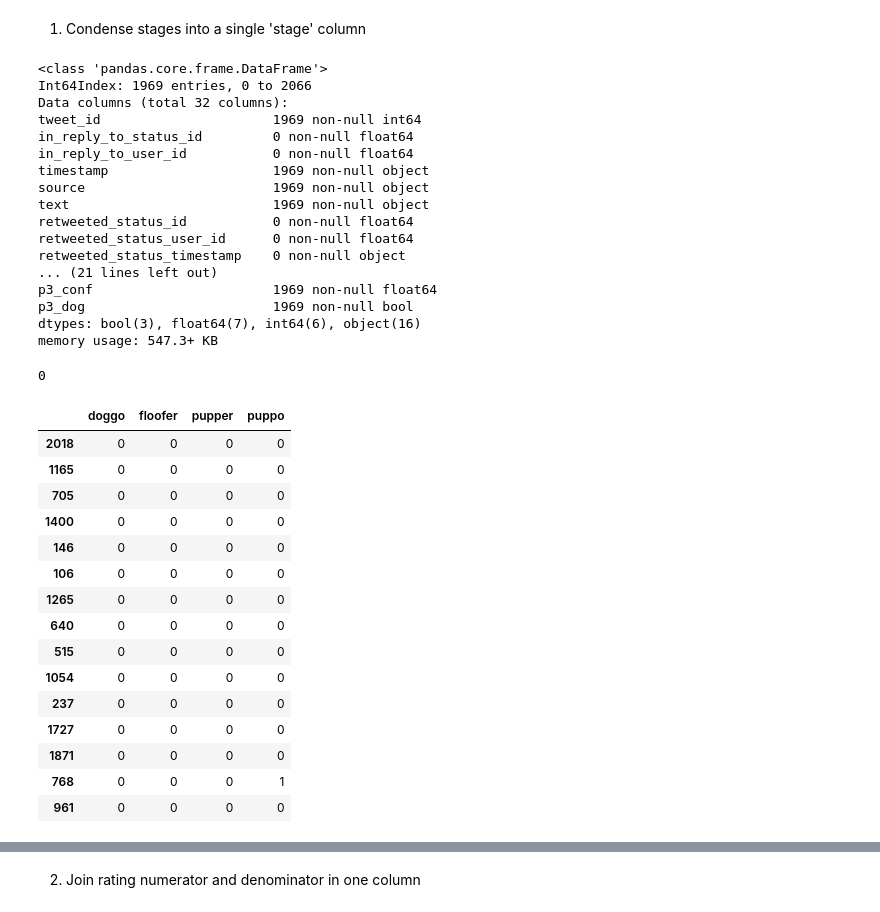
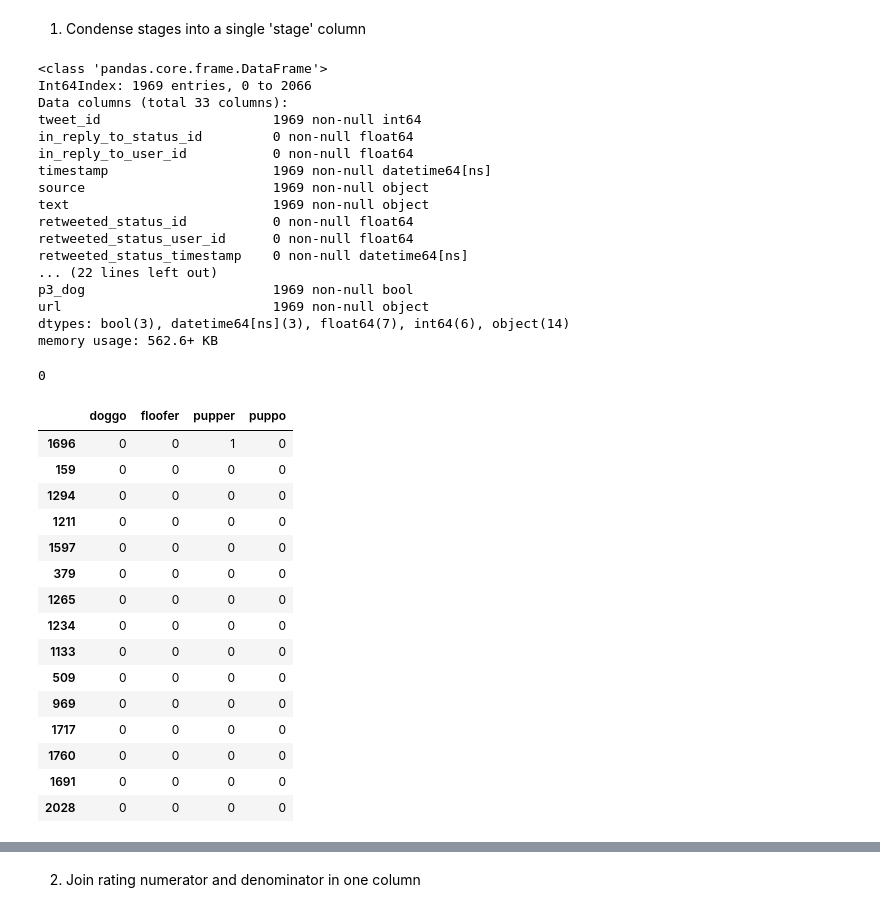
Before and after one commit to eherdter/FunData, a Jupyter notebook: WeRateDogs_TwitterAnalysis/wrangle_act.ipynb, the cells around one changed output, grey strips where cells are left out. Drawn from its saved outputs; the diff is of its cells as text; code cells hidden in the pictures.

```diff
--- a/WeRateDogs_TwitterAnalysis/wrangle_act.ipynb
+++ b/WeRateDogs_TwitterAnalysis/wrangle_act.ipynb
@@ -260,5 +417,5 @@ Remove the tweet ids that were in the exception list
 # %%
 #change name of json_df column id
-json_df = json_df.rename(columns={'id': 'tweet_id'})
+json_df_new = json_df.rename(columns={'id': 'tweet_id'})
 json_df.head()
 # %% [output]
@@ -270,7 +427,7 @@ json_df.head()
 | 4 | 891327558926688256 | 2017-07-29 16-00-24 | 9108 | 39388 | 7794034 |
 # %%
 #join together and join on the right (json_df) so that it retains only the tweets that have a retweet and like count
-new_df = df_arch.merge(json_df, on='tweet_id',how='right')
+new_df = df_arch.merge(json_df_new, on='tweet_id',how='right')
 
 new_df.head()
 new_df.info()
@@ -721,0 +756,5 @@ df1.loc[411, 'rating_denominator'] = 'None'
+# %%
+#extract the url and make a new column
+df1['url'] = 'https' + df1.text.str.split('https', expand=True)[1]
+# extract just the text
+df1['text'] = df1.text.str.split('https', expand=True)[0]
@@ -721,0 +773,4 @@ df1.loc[411, 'rating_denominator'] = 'None'
+# %%
+df1['timestamp']=pd.to_datetime(df1['timestamp'])
+df1['retweeted_status_timestamp']=pd.to_datetime(df1['retweeted_status_timestamp'])
+df1['date']=pd.to_datetime(df1['date'])
@@ -729,41 +809,42 @@ df1.duplicated().sum()
 # %% [output]
 <class 'pandas.core.frame.DataFrame'>
 Int64Index: 1969 entries, 0 to 2066
-Data columns (total 32 columns):
+Data columns (total 33 columns):
 tweet_id                      1969 non-null int64
 in_reply_to_status_id         0 non-null float64
 in_reply_to_user_id           0 non-null float64
-timestamp                     1969 non-null object
+timestamp                     1969 non-null datetime64[ns]
 source                        1969 non-null object
 text                          1969 non-null object
 retweeted_status_id           0 non-null float64
 retweeted_status_user_id      0 non-null float64
-retweeted_status_timestamp    0 non-null object
-... (21 lines left out)
-p3_conf                       1969 non-null float64
+retweeted_status_timestamp    0 non-null datetime64[ns]
+... (22 lines left out)
 p3_dog                        1969 non-null bool
-dtypes: bool(3), float64(7), int64(6), object(16)
-memory usage: 547.3+ KB
+url                           1969 non-null object
+dtypes: bool(3), datetime64[ns](3), float64(7), int64(6), object(14)
+memory usage: 562.6+ KB
 0
 # %%
 #turn the string descriptions to 0/1s
+col_list = ['doggo', 'floofer', 'pupper', 'puppo']
 mapping = {'None':0, 'doggo':1, 'floofer':1, 'pupper':1, 'puppo':1}
 df1.replace({'doggo': mapping, 'floofer': mapping, 'pupper': mapping, 'puppo': mapping}, inplace=True)
-df1[['doggo', 'floofer', 'pupper', 'puppo']].sample(15)
+df1[col_list].sample(15)
 # %% [output]
 |  | doggo | floofer | pupper | puppo |
-| 2018 | 0 | 0 | 0 | 0 |
-| 1165 | 0 | 0 | 0 | 0 |
-| 705 | 0 | 0 | 0 | 0 |
-| 1400 | 0 | 0 | 0 | 0 |
-| 146 | 0 | 0 | 0 | 0 |
-| 106 | 0 | 0 | 0 | 0 |
+| 1696 | 0 | 0 | 1 | 0 |
+| 159 | 0 | 0 | 0 | 0 |
+| 1294 | 0 | 0 | 0 | 0 |
+| 1211 | 0 | 0 | 0 | 0 |
+| 1597 | 0 | 0 | 0 | 0 |
+| 379 | 0 | 0 | 0 | 0 |
 | 1265 | 0 | 0 | 0 | 0 |
-| 640 | 0 | 0 | 0 | 0 |
-| 515 | 0 | 0 | 0 | 0 |
-| 1054 | 0 | 0 | 0 | 0 |
-| 237 | 0 | 0 | 0 | 0 |
-| 1727 | 0 | 0 | 0 | 0 |
-| 1871 | 0 | 0 | 0 | 0 |
-| 768 | 0 | 0 | 0 | 1 |
-| 961 | 0 | 0 | 0 | 0 |
+| 1234 | 0 | 0 | 0 | 0 |
+| 1133 | 0 | 0 | 0 | 0 |
+| 509 | 0 | 0 | 0 | 0 |
+| 969 | 0 | 0 | 0 | 0 |
+| 1717 | 0 | 0 | 0 | 0 |
+| 1760 | 0 | 0 | 0 | 0 |
+| 1691 | 0 | 0 | 0 | 0 |
+| 2028 | 0 | 0 | 0 | 0 |
```
Also changed, not shown: parts of 63 cells of this notebook.
